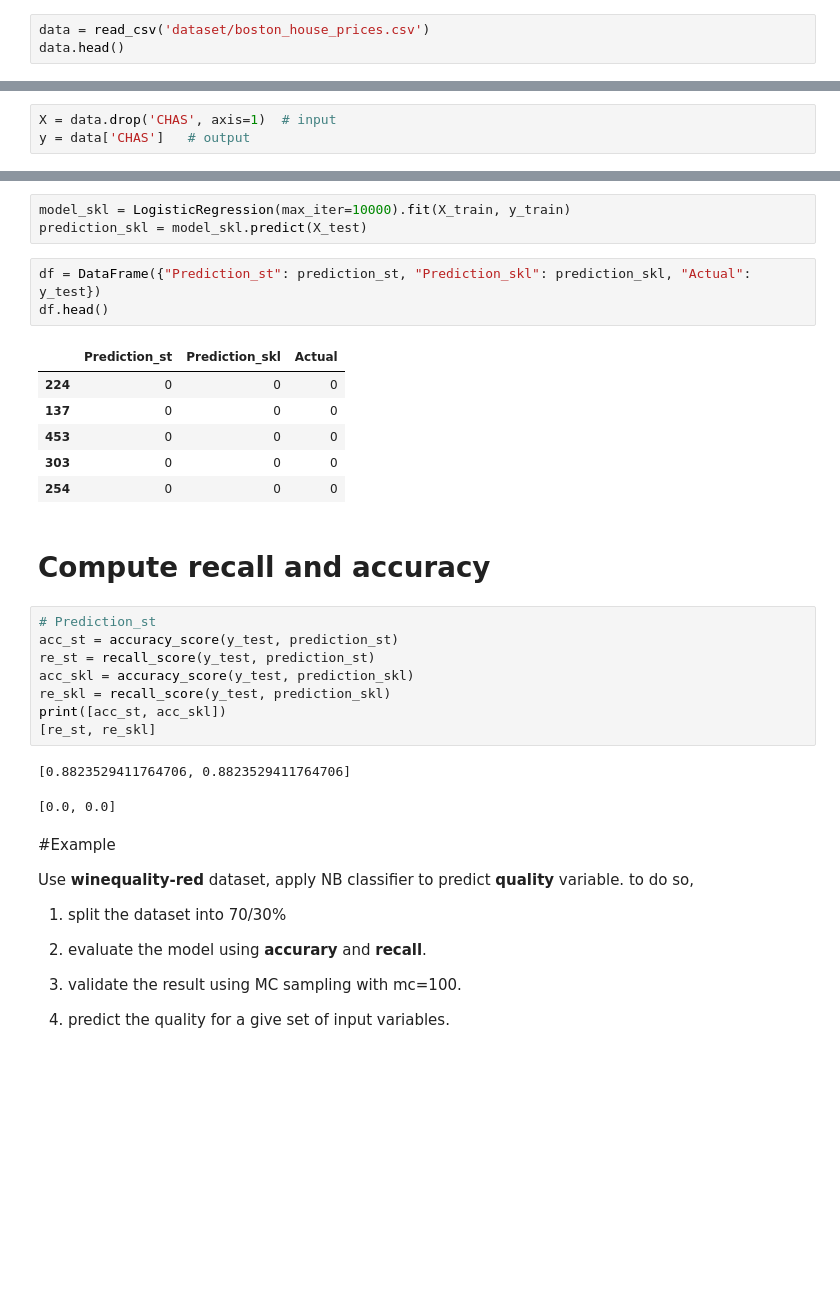
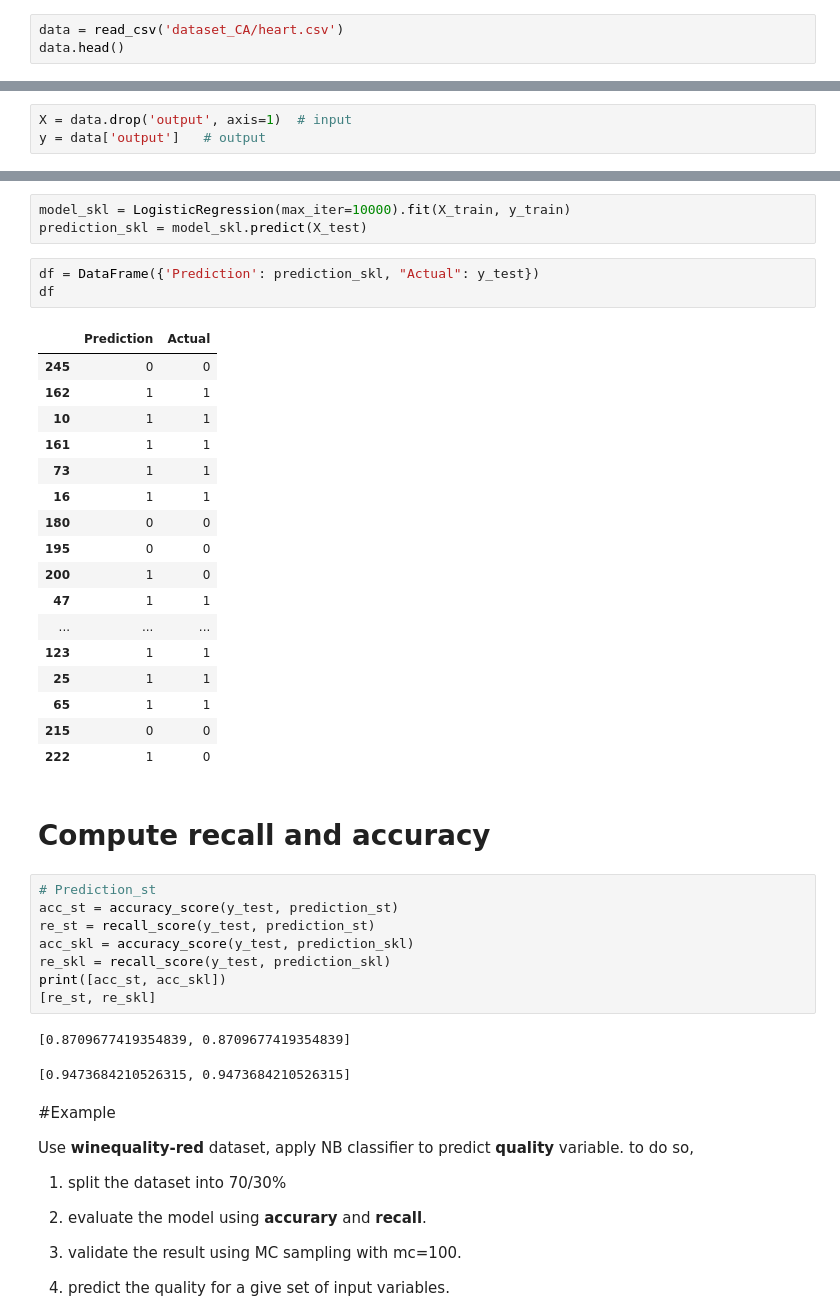
Before and after one commit to saiful-aromax/AroAI, a Jupyter notebook: B9AI102 ML PR/GLM_CA_aromax.ipynb, the cells around one changed output, grey strips where cells are left out. Cells and saved outputs as stored; diff of their text form; blank space fills up the shorter version.

```diff
--- a/B9AI102 ML PR/GLM_CA_aromax.ipynb
+++ b/B9AI102 ML PR/GLM_CA_aromax.ipynb
@@ -285,6 +285,6 @@ from sklearn.metrics import accuracy_score, recall_score
 # %% [markdown]
 # Data Preparation
 # %%
-data = read_csv('dataset/boston_house_prices.csv')
+data = read_csv('dataset_CA/heart.csv')
 data.head()
 # %% [output]
@@ -301,6 +301,6 @@ array([0, 1], dtype=int64)
 # %%
-X = data.drop('CHAS', axis=1)  # input
-y = data['CHAS']   # output
+X = data.drop('output', axis=1)  # input
+y = data['output']   # output
 # %% [markdown]
 # Data Modelling for feature selection / reduced model
 # %% [markdown]
@@ -348,15 +350,26 @@ df.head()
 model_skl = LogisticRegression(max_iter=10000).fit(X_train, y_train)
 prediction_skl = model_skl.predict(X_test)
 # %%
-df = DataFrame({"Prediction_st": prediction_st, "Prediction_skl": prediction_skl, "Actual": y_test})
-df.head()
+df = DataFrame({'Prediction': prediction_skl, "Actual": y_test})
+df
 # %% [output]
-|  | Prediction_st | Prediction_skl | Actual |
-| 224 | 0 | 0 | 0 |
-| 137 | 0 | 0 | 0 |
-| 453 | 0 | 0 | 0 |
-| 303 | 0 | 0 | 0 |
-| 254 | 0 | 0 | 0 |
+|  | Prediction | Actual |
+| 245 | 0 | 0 |
+| 162 | 1 | 1 |
+| 10 | 1 | 1 |
+| 161 | 1 | 1 |
+| 73 | 1 | 1 |
+| 16 | 1 | 1 |
+| 180 | 0 | 0 |
+| 195 | 0 | 0 |
+| 200 | 1 | 0 |
+| 47 | 1 | 1 |
+| ... | ... | ... |
+| 123 | 1 | 1 |
+| 25 | 1 | 1 |
+| 65 | 1 | 1 |
+| 215 | 0 | 0 |
+| 222 | 1 | 0 |
 # %% [markdown]
 # Compute recall and accuracy
 # %%
@@ -368,8 +381,8 @@ re_skl = recall_score(y_test, prediction_skl)
 print([acc_st, acc_skl])
 [re_st, re_skl]
 # %% [output]
-[0.8823529411764706, 0.8823529411764706]
+[0.8709677419354839, 0.8709677419354839]
-[0.0, 0.0]
+[0.9473684210526315, 0.9473684210526315]
 # %% [markdown]
 #Example
 
```
Also changed, not shown: parts of 14 cells of this notebook, 4 other files.
